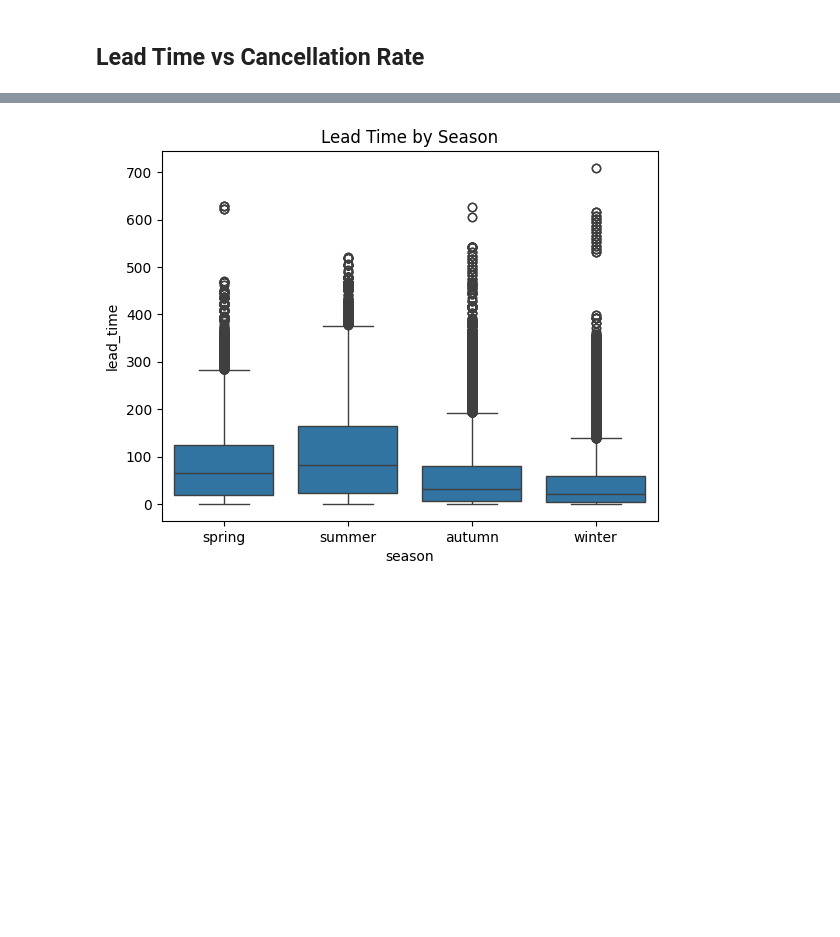
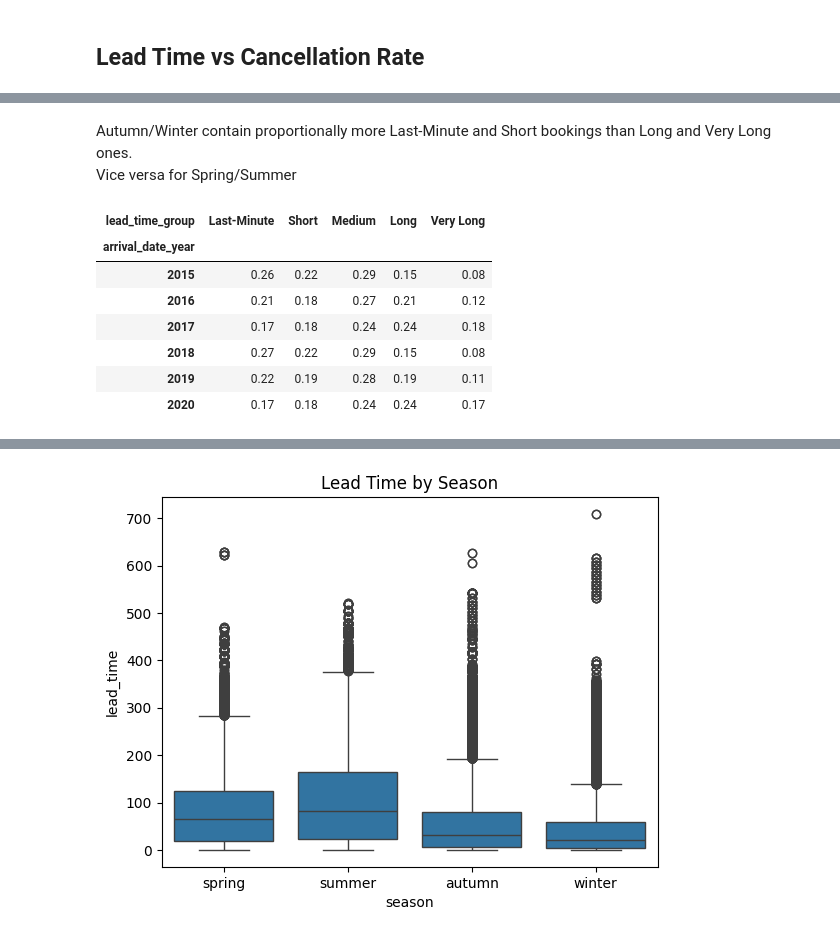
Before and after one commit to dngsus/data_analysis, a Jupyter notebook: 01 Hotel Bookings/01 Hotel v01.ipynb, the cells around one changed output, grey strips where cells are left out. Saved outputs shown, nothing was run; the diff lists cells and outputs as text; code cells hidden in the pictures; blank space fills up the shorter version.

```diff
--- a/01 Hotel Bookings/01 Hotel v01.ipynb
+++ b/01 Hotel Bookings/01 Hotel v01.ipynb
@@ -401,3 +401,7 @@ df_main[(df_main["is_canceled"] == 0)].groupby("reservation_status").size()
 reservation_status
 Check-Out    133373
 dtype: int64
+# %%
+bins = [-1, 7, 30, 90, 180, df_main['lead_time'].max()]
+labels = ['Last-Minute', 'Short', 'Medium', 'Long', 'Very Long']
+df_main['lead_time_group'] = pd.cut(df_main['lead_time'], bins=bins, labels=labels)
@@ -935,0 +959,20 @@ Summer might have longer lead time because:
+# %% [markdown]
+Autumn/Winter contain proportionally more Last-Minute and Short bookings than Long and Very Long ones.<br>
+Vice versa for Spring/Summer
+# %%
+df_lead_grp_size_y = df_main.groupby(["arrival_date_year", "lead_time_group"]).size().reset_index().rename(columns = {0 : "bookings"})
+df_lead_grp_size_y["yr_bookings"] = df_lead_grp_size_y.groupby("arrival_date_year")["bookings"].transform("sum")
+df_lead_grp_size_y["group_pc"] = df_lead_grp_size_y["bookings"] / df_lead_grp_size_y["yr_bookings"]
+df_lead_grp_size_y = df_lead_grp_size_y.sort_values(by = ["arrival_date_year", "lead_time_group"])
+df_lead_grp_size_y_pvt = df_lead_grp_size_y[["arrival_date_year", "lead_time_group", "group_pc"]]
+df_lead_grp_size_y_pvt = df_lead_grp_size_y_pvt.pivot(index = "arrival_date_year", columns = "lead_time_group", values = "group_pc")
+df_lead_grp_size_y_pvt
+# %% [output]
+| lead_time_group | Last-Minute | Short | Medium | Long | Very Long |
+| arrival_date_year |  |  |  |  |  |
+| 2015 | 0.26 | 0.22 | 0.29 | 0.15 | 0.08 |
+| 2016 | 0.21 | 0.18 | 0.27 | 0.21 | 0.12 |
+| 2017 | 0.17 | 0.18 | 0.24 | 0.24 | 0.18 |
+| 2018 | 0.27 | 0.22 | 0.29 | 0.15 | 0.08 |
+| 2019 | 0.22 | 0.19 | 0.28 | 0.19 | 0.11 |
+| 2020 | 0.17 | 0.18 | 0.24 | 0.24 | 0.17 |
```
Also changed, not shown: parts of 20 cells of this notebook.
